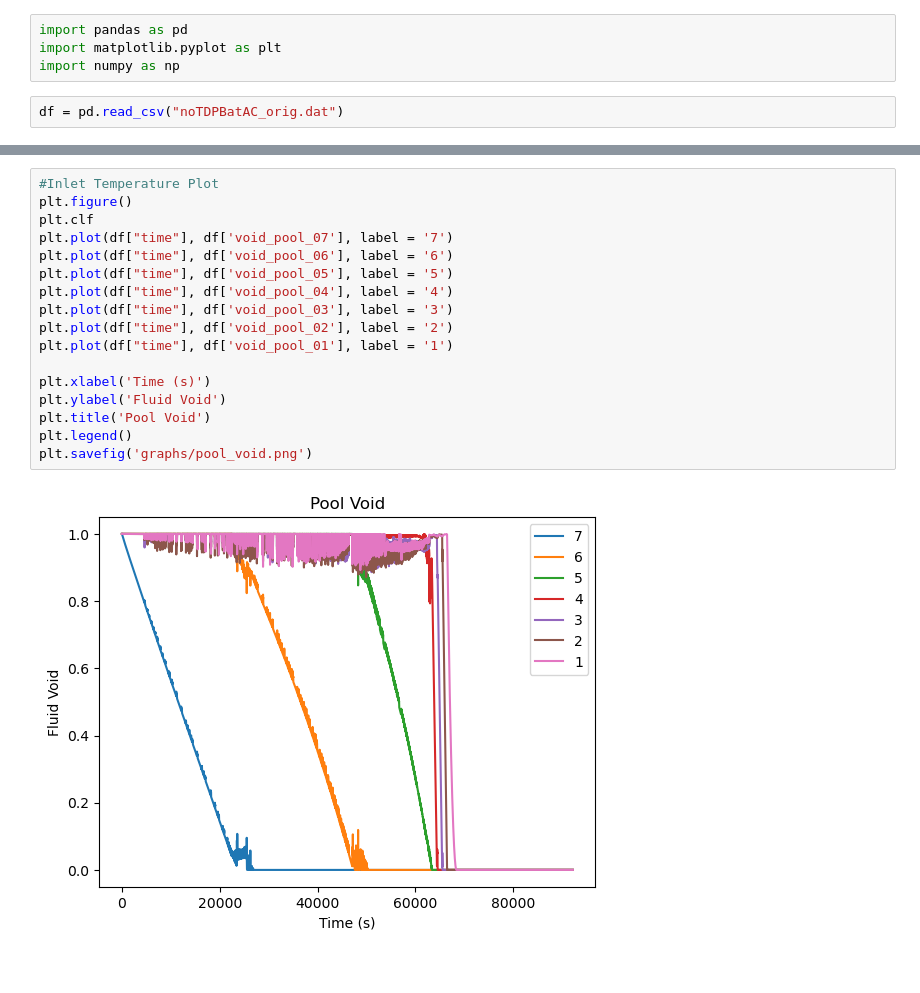
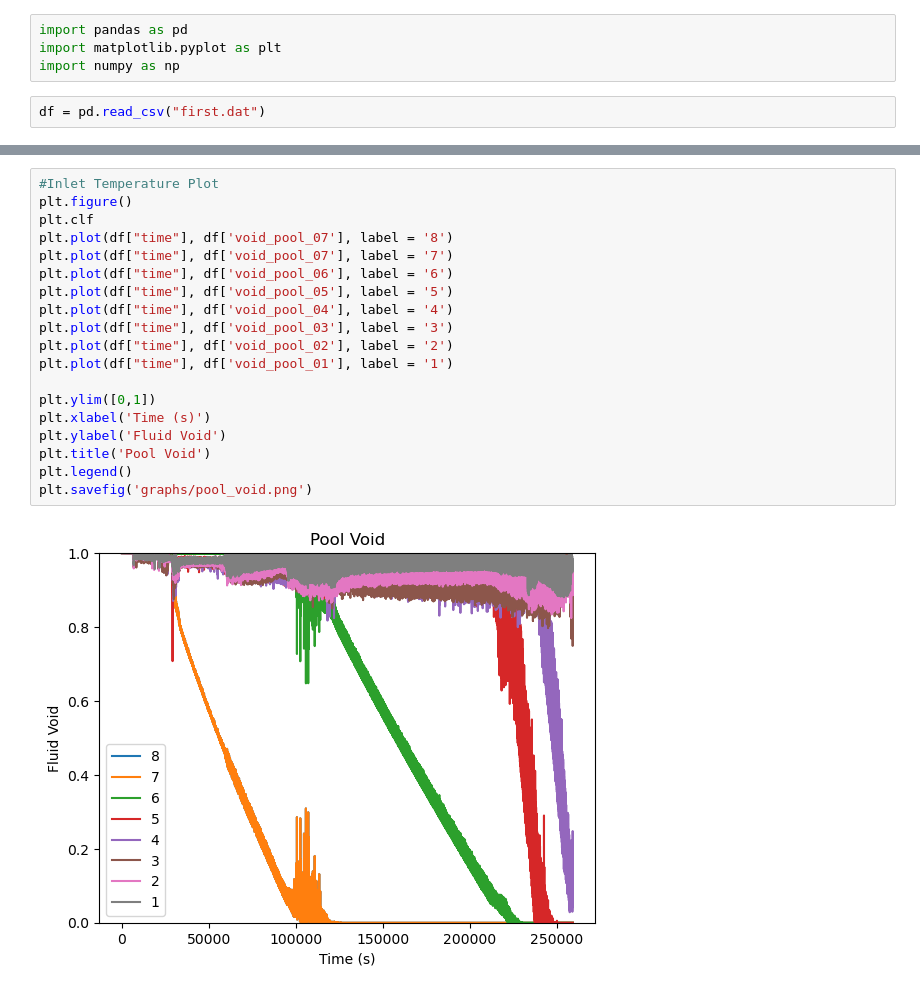
Before and after one commit to tylerkwald/SBO, a Jupyter notebook: OurSytem/plotJup.ipynb, the cells around one changed output, grey strips where cells are left out. Saved outputs shown, nothing was run; the diff lists cells and outputs as text.

```diff
--- a/OurSytem/plotJup.ipynb
+++ b/OurSytem/plotJup.ipynb
@@ -3,7 +3,7 @@ import pandas as pd
 import matplotlib.pyplot as plt
 import numpy as np
 # %%
-df = pd.read_csv("noTDPBatAC_orig.dat")
+df = pd.read_csv("first.dat")
 # %%
 #Inlet Temperature Plot
 plt.figure()
@@ -82,20 +82,22 @@ plt.savefig('graphs/pool_pressure.png')
 # %%
 #Inlet Temperature Plot
 plt.figure()
 plt.clf
+plt.plot(df["time"], df['void_pool_07'], label = '8')
 plt.plot(df["time"], df['void_pool_07'], label = '7')
 plt.plot(df["time"], df['void_pool_06'], label = '6')
 plt.plot(df["time"], df['void_pool_05'], label = '5')
 plt.plot(df["time"], df['void_pool_04'], label = '4')
 plt.plot(df["time"], df['void_pool_03'], label = '3')
 plt.plot(df["time"], df['void_pool_02'], label = '2')
 plt.plot(df["time"], df['void_pool_01'], label = '1')
 
+plt.ylim([0,1])
 plt.xlabel('Time (s)')
 plt.ylabel('Fluid Void')
 plt.title('Pool Void')
 plt.legend()
 plt.savefig('graphs/pool_void.png')
 # %% [output]
-[figure, old version]
+[figure, new version]
 # %%
```
Also changed, not shown: parts of 15 cells of this notebook, 29 other files.
